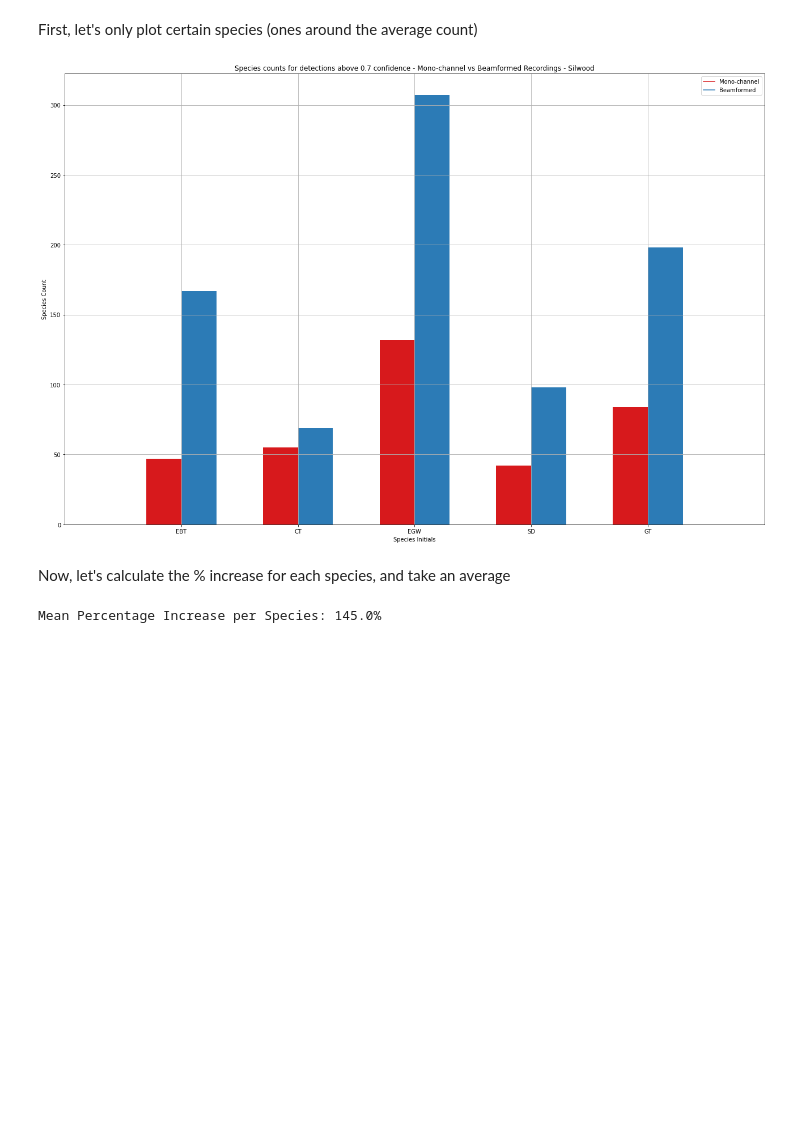
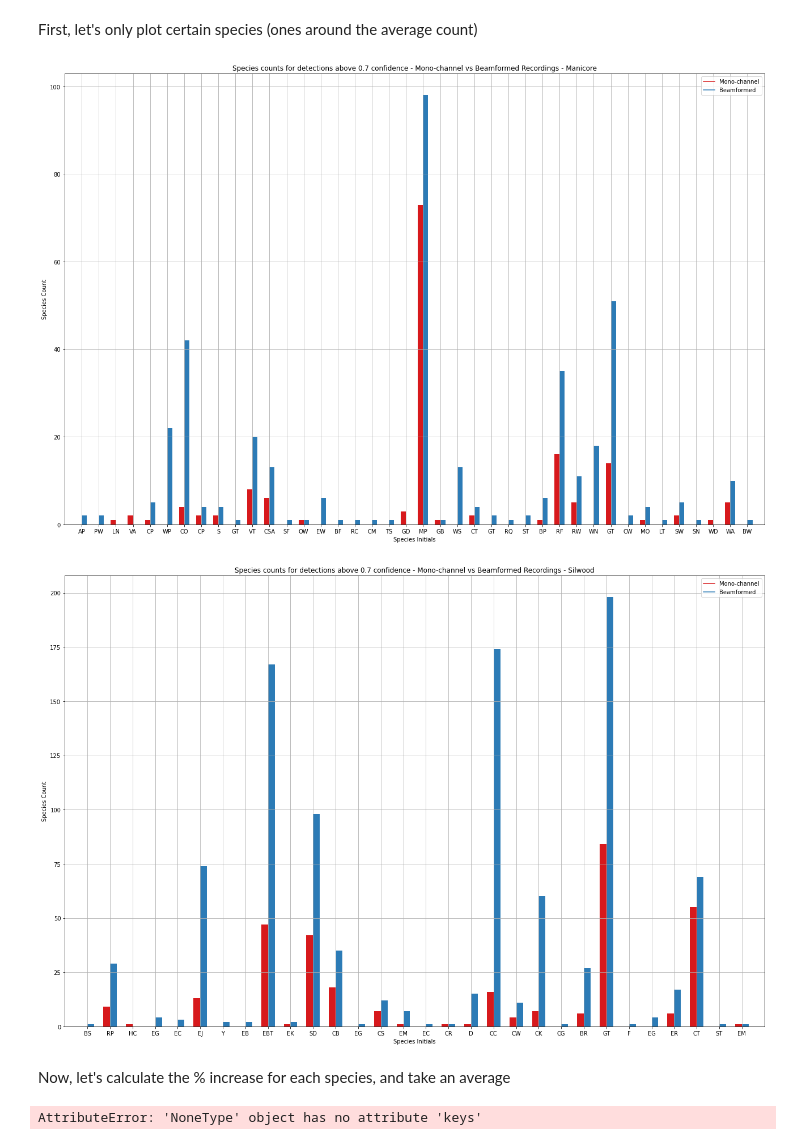
Before and after one commit to JamesSkinna/Masters_6mic_analysis, a Jupyter notebook: src/analysis_scripts/species_count_analysis.ipynb, the cells around one changed output. Saved outputs shown, nothing was run; the diff lists cells and outputs as text; code cells hidden in the pictures; blank space fills up the shorter version.

```diff
--- a/src/analysis_scripts/species_count_analysis.ipynb
+++ b/src/analysis_scripts/species_count_analysis.ipynb
@@ -79,10 +79,10 @@ def barchart_count_comparison(mono_data, bf_data, location):
 
 
     # ADJUSTMENT----------------------------------------------------------------------------------------
-    mean_count = np.mean(barchart_count_mono)
-    mean_mod = 4
-    max_count_for_chart = mean_count*mean_mod          # Only plot the species with counts within 0.5* or 2* the mean (to avoid skewing)
-    min_count_for_chart = mean_count/mean_mod
+    # mean_count = np.mean(barchart_count_mono)
+    # mean_mod = 4
+    # max_count_for_chart = mean_count*mean_mod          # Only plot the species with counts within 0.5* or 2* the mean (to avoid skewing)
+    # min_count_for_chart = mean_count/mean_mod
 
 
     modded_bf = []
@@ -90,11 +90,11 @@ def barchart_count_comparison(mono_data, bf_data, location):
     modded_labels = []
 
     for i, count in enumerate(barchart_count_mono):
-        if count > 20:                  # Sufficient sample size
-            if count < max_count_for_chart and count > min_count_for_chart:
-                modded_bf.append(barchart_count_bf[i])
-                modded_mono.append(barchart_count_mono[i])
-                modded_labels.append(barchart_labels[i])
+        if count < 100:                  # Sufficient sample size, remove large outliers
+            # if count < max_count_for_chart and count > min_count_for_chart:
+            modded_bf.append(barchart_count_bf[i])
+            modded_mono.append(barchart_count_mono[i])
+            modded_labels.append(barchart_labels[i])
     # ADJUSTMENT----------------------------------------------------------------------------------------
 
 
@@ -114,18 +114,31 @@ def barchart_count_comparison(mono_data, bf_data, location):
         plt.tight_layout()
 
         plt.show()
-# %%
-file_path = "data/processed/silwood/A1/species_counts.json"
-
-mono_data = read_results_from_file(file_path)["mono_channel"]
-bf_data = read_results_from_file(file_path)["beamformed"]
-
-barchart_count_comparison(mono_data_1, bf_data_1, "Silwood")
-# %% [output]
-[figure, removed]
+# %%
+# Manicore
+file_path_manicore = "data/processed/manicore/species_counts.json"
+
+mono_data_manicore = read_results_from_file(file_path_manicore)["mono_channel"]
+bf_data_manicore = read_results_from_file(file_path_manicore)["beamformed"]
+
+barchart_count_comparison(mono_data_manicore, bf_data_manicore, "Manicore")
+
+# Silwood
+file_path_silwood = "data/processed/silwood/A1/species_counts.json"
+
+mono_data_silwood = read_results_from_file(file_path_silwood)["mono_channel"]
+bf_data_silwood = read_results_from_file(file_path_silwood)["beamformed"]
+
+barchart_count_comparison(mono_data_silwood, bf_data_silwood, "Silwood")
+# %% [output]
+[figure, added]
+[figure, added]
 # %% [markdown]
 Now, let's calculate the % increase for each species, and take an average
 # %%
+mono_data = mono_data_manicore.update(mono_data_silwood)
+bf_data = bf_data_manicore.update(bf_data_silwood)
+
 count_data_list = [mono_data, bf_data]
 mono_list = []
 bf_list = []
@@ -151,4 +164,4 @@ mean_perc_inc = round(np.mean(percentage_increase), 0)
 # Print the percentage increase
 print(f"Mean Percentage Increase per Species: {mean_perc_inc}%")
 # %% [output]
-Mean Percentage Increase per Species: 145.0%
+AttributeError: 'NoneType' object has no attribute 'keys'
```
Also changed, not shown: 8 other files.
